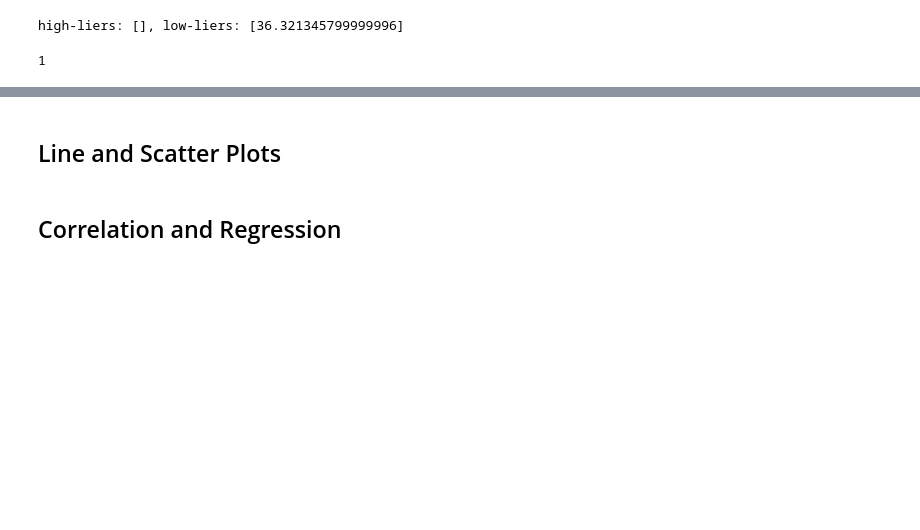
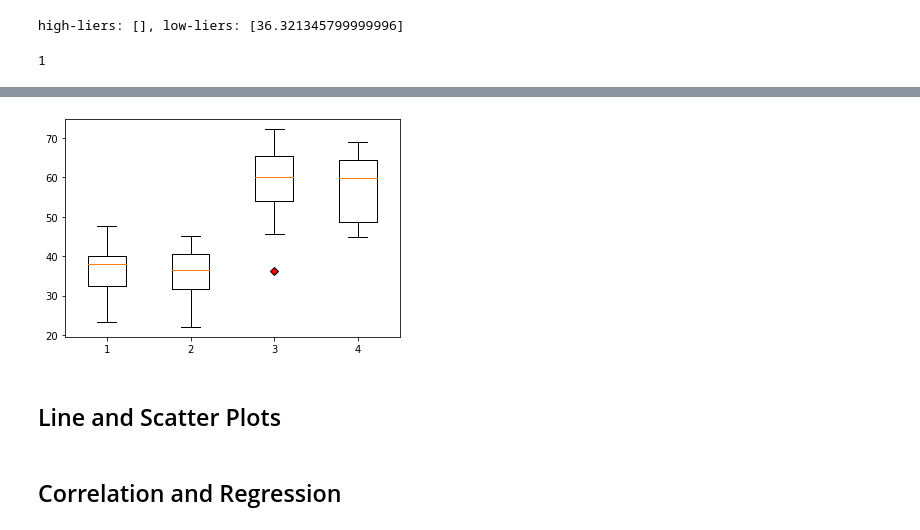
Before and after one commit to rperezme-data/DAB_H05_Matplotlib-challenge, a Jupyter notebook: Pymaceuticals/main.ipynb, the cells around one changed output, grey strips where cells are left out. Cells and saved outputs as stored; diff of their text form; code cells hidden in the pictures; blank space fills up the shorter version.

```diff
--- a/Pymaceuticals/main.ipynb
+++ b/Pymaceuticals/main.ipynb
@@ -295,3 +300,11 @@ len([value for value in tumor_vol_data[treatment].values if (value < lower_bound
+# %%
+data = [list for list in tumor_vol_data]
+red_diamond = dict(markerfacecolor='r', marker='D')
+
+plt.boxplot(data, flierprops=red_diamond)
+plt.show()
+# %% [output]
+[figure, added]
 # %% [markdown]
 ## Line and Scatter Plots
 # %%
```
Also changed, not shown: parts of 1 cell of this notebook.
